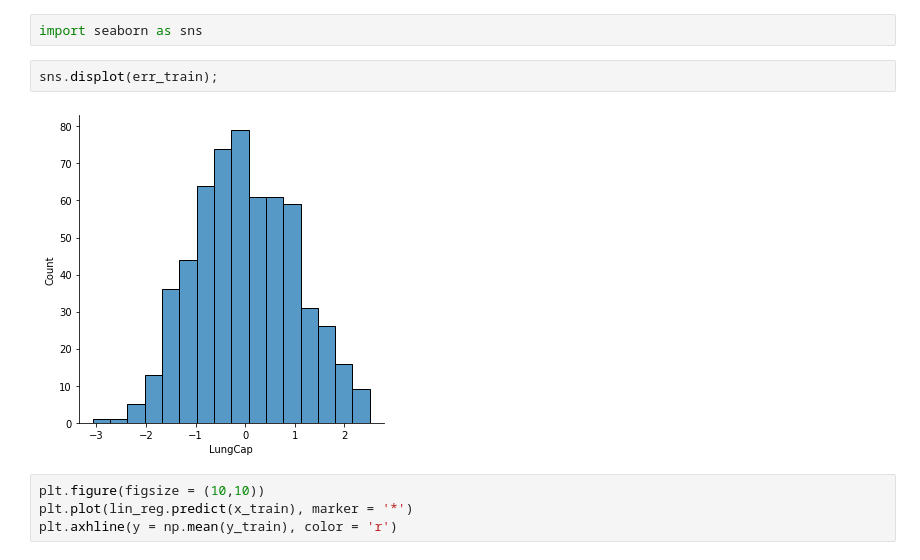
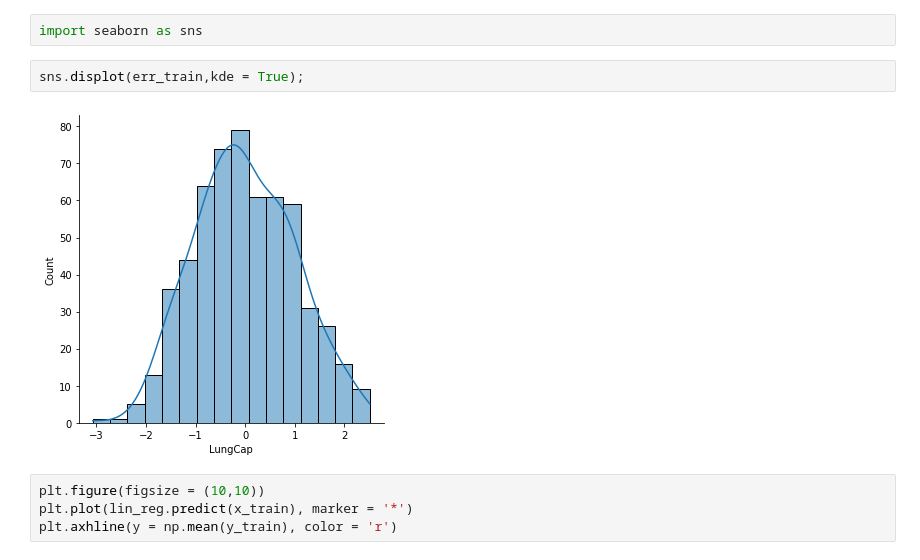
Before and after one commit to ishansuryan/Croma-Campus-Python-, a Jupyter notebook: 10 to 11_30 WD/09_30_11_00_WD_03042021/09_30_11_00_WD_03042021.ipynb, the cells around one changed output. Saved outputs shown, nothing was run; the diff lists cells and outputs as text.

```diff
--- a/10 to 11_30 WD/09_30_11_00_WD_03042021/09_30_11_00_WD_03042021.ipynb
+++ b/10 to 11_30 WD/09_30_11_00_WD_03042021/09_30_11_00_WD_03042021.ipynb
@@ -111,9 +111,9 @@ plt.hist(err_test);
 # %%
 import seaborn as sns
 # %%
-sns.displot(err_train);
+sns.displot(err_train,kde = True);
 # %% [output]
-[figure, old version]
+[figure, new version]
 # %%
 plt.figure(figsize = (10,10))
 plt.plot(lin_reg.predict(x_train), marker = '*')
```
Also changed, not shown: parts of 1 cell of this notebook, 7 other files.
